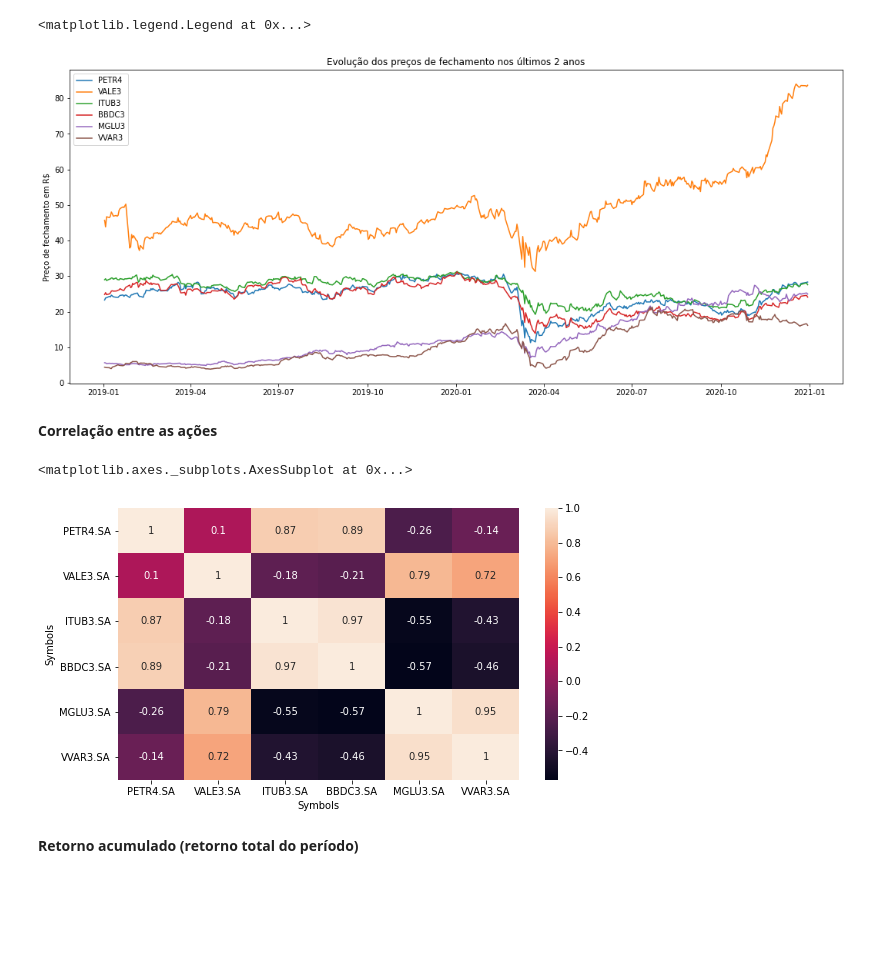
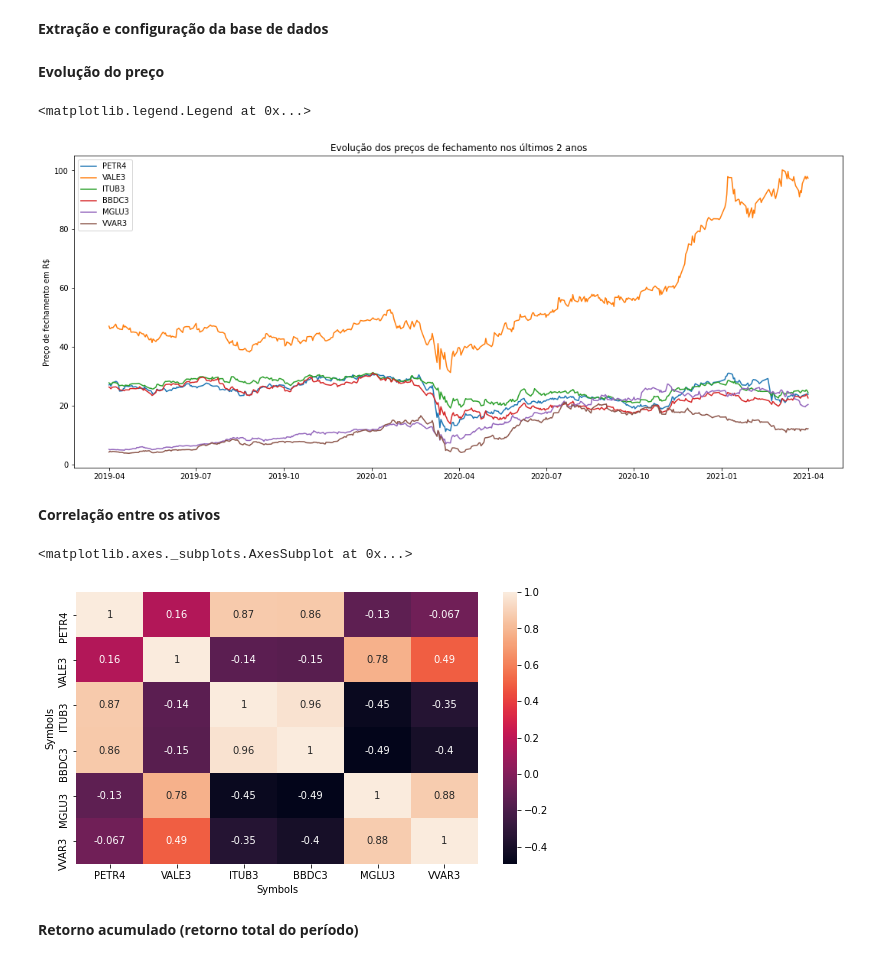
Before and after one commit to amarildo86/islr-python, a Jupyter notebook: Análise_de_Ações_Yahoo_Finance_e_Matplotlib.ipynb, the cells around one changed output. Saved outputs shown, nothing was run; the diff lists cells and outputs as text; code cells hidden in the pictures; blank space fills up the shorter version.

```diff
--- a/Análise_de_Ações_Yahoo_Finance_e_Matplotlib.ipynb
+++ b/Análise_de_Ações_Yahoo_Finance_e_Matplotlib.ipynb
@@ -6,14 +6,18 @@ import pandas_datareader as pdr
 import datetime
 import seaborn as sns
 import matplotlib.pyplot as plt
+# %% [markdown]
+**Extração e configuração da base de dados**
 # %%
-inicio = datetime.datetime(2019, 1, 1)
-fim = datetime.datetime(2021, 1, 1)
+inicio = datetime.datetime(2019, 4, 1)
+fim = datetime.datetime(2021, 4, 1)
 
 tickers = ['PETR4.SA', 'VALE3.SA', 'ITUB3.SA', 'BBDC3.SA', 'MGLU3.SA', 'VVAR3.SA']
 
 df = pdr.DataReader(tickers, 'yahoo', inicio, fim)['Adj Close']
 df.rename(columns={'PETR4.SA': 'PETR4', 'VALE3.SA': 'VALE3', 'ITUB3.SA': 'ITUB3', 'BBDC3.SA': 'BBDC3', 'MGLU3.SA': 'MGLU3', 'VVAR3.SA':'VVAR3'}, inplace=True)
+# %% [markdown]
+**Evolução do preço**
 # %%
 plt.figure(figsize=(18, 7.5))
 plt.ylabel('Preço de fechamento em R$')
@@ -22,15 +26,15 @@ plt.plot(df)
 plt.legend(df.columns)
 # %% [output]
 <matplotlib.legend.Legend at 0x...>
-[figure, old version]
+[figure, new version]
 # %% [markdown]
-**Correlação entre as ações**
+**Correlação entre os ativos**
 # %%
 plt.figure(figsize=(9, 5))
-sns.heatmap(df['Adj Close'].corr(), annot=True)
+sns.heatmap(df.corr(), annot=True)
 # %% [output]
 <matplotlib.axes._subplots.AxesSubplot at 0x...>
-[figure, old version]
+[figure, new version]
 # %% [markdown]
 **Retorno acumulado (retorno total do período)**
 # %%
```
Also changed, not shown: parts of 1 cell of this notebook.
